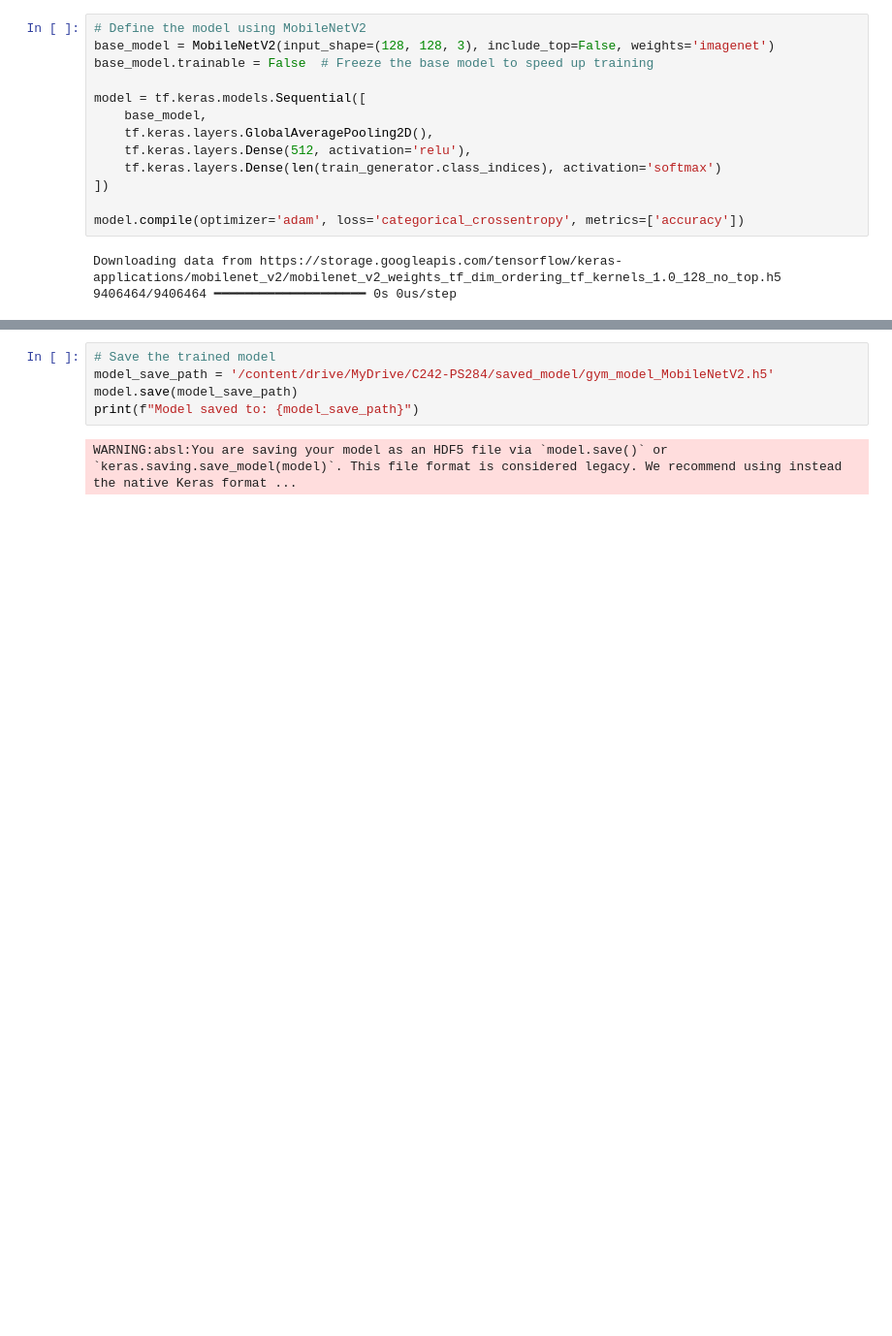
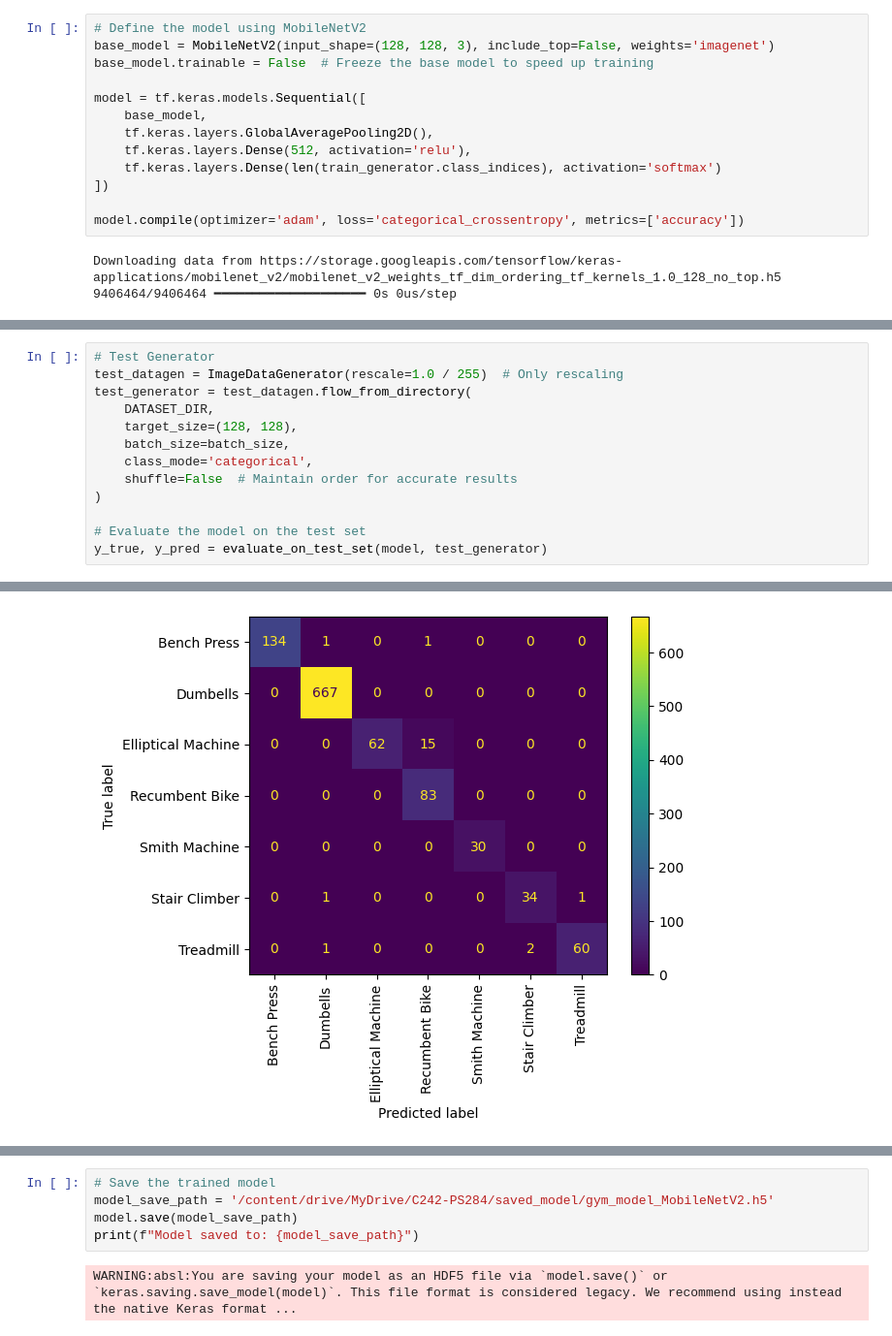
Before and after one commit to rizalpangestu1/Machine-Learning, a Jupyter notebook: GymLens_Training_MobileNetV2.ipynb, the cells around one changed output, grey strips where cells are left out. Shown at 97% size. Saved outputs shown, nothing was run; the diff lists cells and outputs as text; blank space fills up the shorter version.

```diff
--- a/GymLens_Training_MobileNetV2.ipynb
+++ b/GymLens_Training_MobileNetV2.ipynb
@@ -225,0 +279,14 @@ test_model_with_sample_images(validation_generator, model)
+# %%
+# Test Generator
+test_datagen = ImageDataGenerator(rescale=1.0 / 255)  # Only rescaling
+test_generator = test_datagen.flow_from_directory(
+    DATASET_DIR,
+    target_size=(128, 128),
+    batch_size=batch_size,
+    class_mode='categorical',
+    shuffle=False  # Maintain order for accurate results
+)
+
+# Evaluate the model on the test set
+y_true, y_pred = evaluate_on_test_set(model, test_generator)
+# %% [output]
@@ -226 +310,2 @@ test_model_with_sample_images(validation_generator, model)
+[figure, added]
 # %%
```
Also changed, not shown: parts of 10 cells of this notebook.
